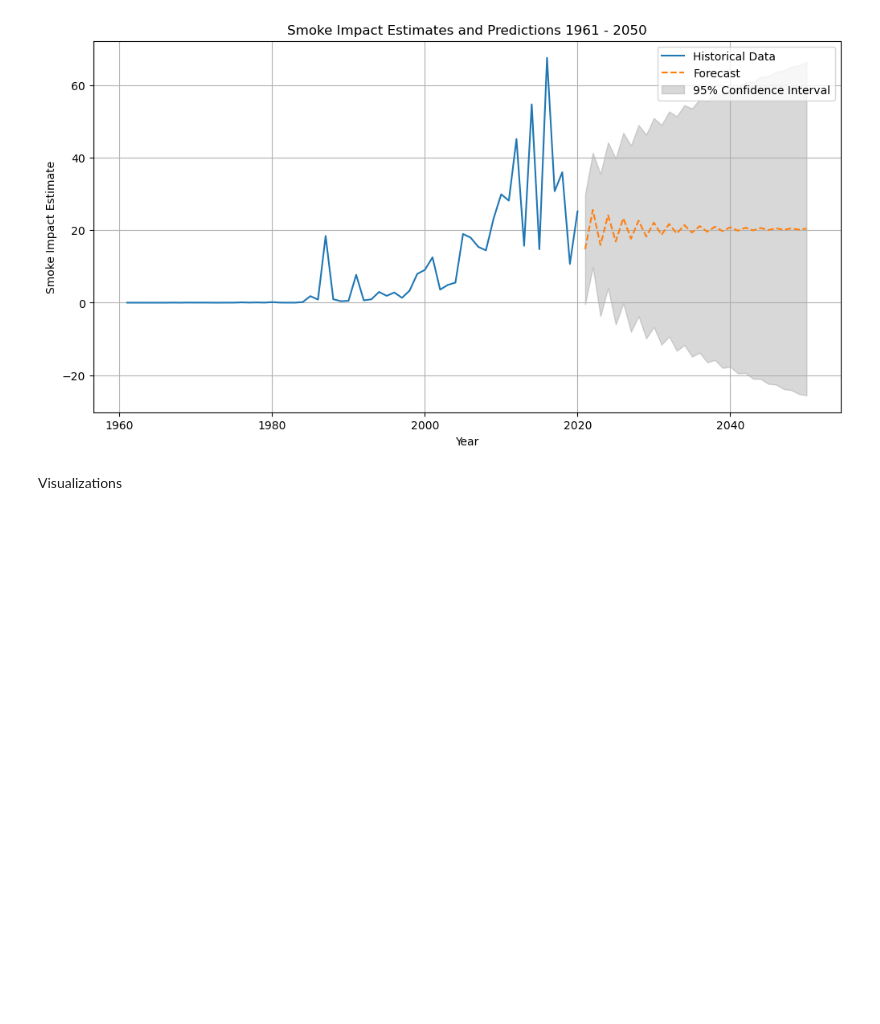
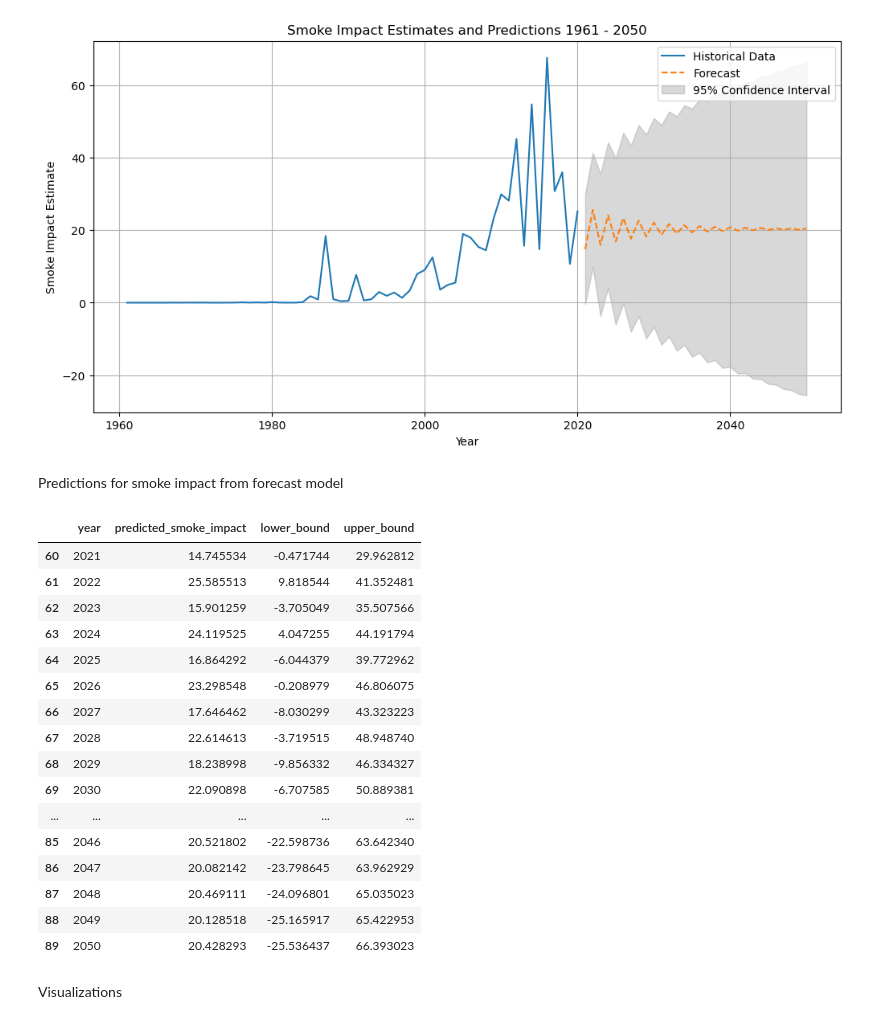
Before and after one commit to ehh4/Wildfire-Analysis, a Jupyter notebook: notebooks/analysis.ipynb, the cells around one changed output. Drawn from its saved outputs; the diff is of its cells as text; code cells hidden in the pictures; blank space fills up the shorter version.

```diff
--- a/notebooks/analysis.ipynb
+++ b/notebooks/analysis.ipynb
@@ -88,7 +88,7 @@ Create predictive model for smoke impact estimates for fires within 650 miles us
 Predictive model using ARIMA
 # %%
 # Load the CSV data for smoke impact estimates
-df = pd.read_csv('smoke_impact_fires_650miles.csv')
+df = pd.read_csv('../generated_data/smoke_impact_fires_650miles.csv')
 
 # Set year as index and get timeseries data
 df.set_index('year', inplace=True)
@@ -154,6 +154,28 @@ plt.show()
 # %% [output]
 Best ARIMA parameters: (3, 1, 0) with RMSE: 22.586047420187132
 [figure]
+# %% [markdown]
+Predictions for smoke impact from forecast model
+# %%
+pred_df
+# %% [output]
+|  | year | predicted_smoke_impact | lower_bound | upper_bound |
+| 60 | 2021 | 14.745534 | -0.471744 | 29.962812 |
+| 61 | 2022 | 25.585513 | 9.818544 | 41.352481 |
+| 62 | 2023 | 15.901259 | -3.705049 | 35.507566 |
+| 63 | 2024 | 24.119525 | 4.047255 | 44.191794 |
+| 64 | 2025 | 16.864292 | -6.044379 | 39.772962 |
+| 65 | 2026 | 23.298548 | -0.208979 | 46.806075 |
+| 66 | 2027 | 17.646462 | -8.030299 | 43.323223 |
+| 67 | 2028 | 22.614613 | -3.719515 | 48.948740 |
+| 68 | 2029 | 18.238998 | -9.856332 | 46.334327 |
+| 69 | 2030 | 22.090898 | -6.707585 | 50.889381 |
+| ... | ... | ... | ... | ... |
+| 85 | 2046 | 20.521802 | -22.598736 | 63.642340 |
+| 86 | 2047 | 20.082142 | -23.798645 | 63.962929 |
+| 87 | 2048 | 20.469111 | -24.096801 | 65.035023 |
+| 88 | 2049 | 20.128518 | -25.165917 | 65.422953 |
+| 89 | 2050 | 20.428293 | -25.536437 | 66.393023 |
 # %% [markdown]
 Visualizations
 # %% [markdown]
```
Also changed, not shown: parts of 4 cells of this notebook, 1 other file.
